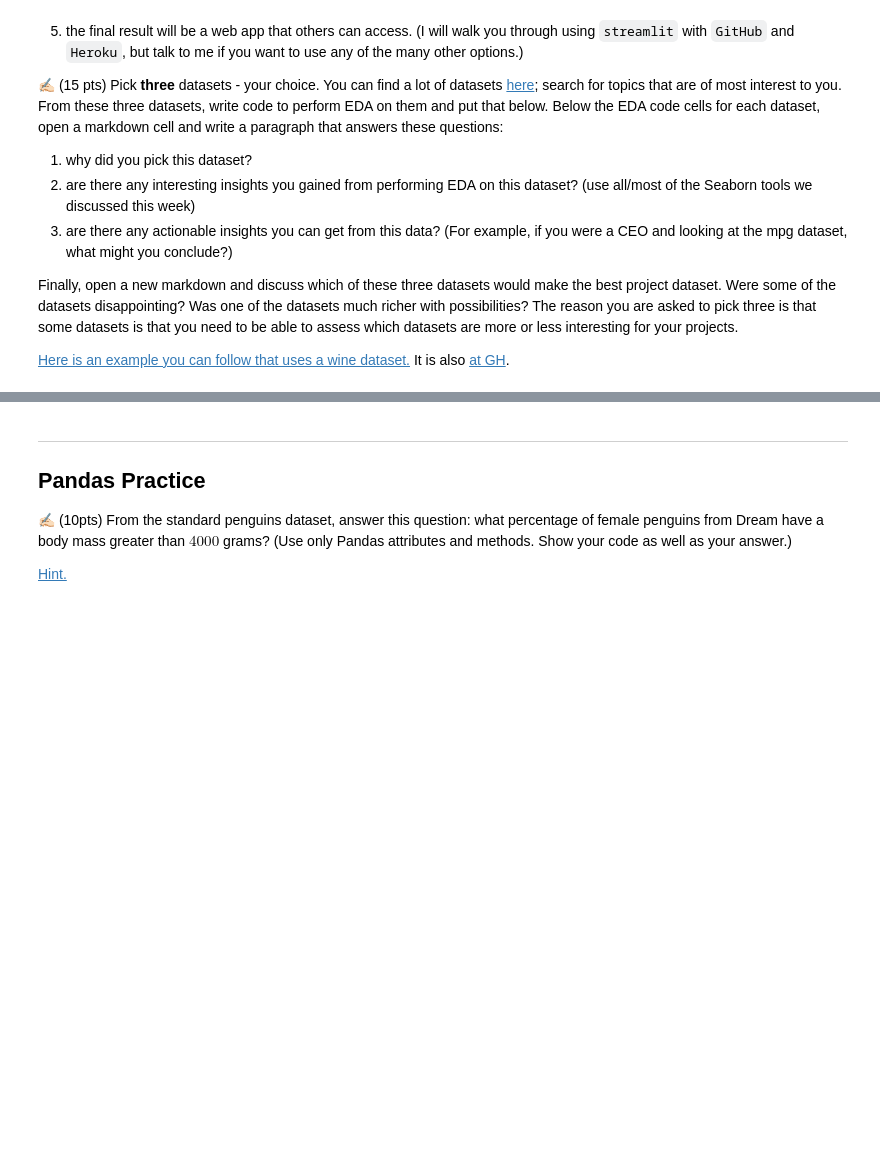
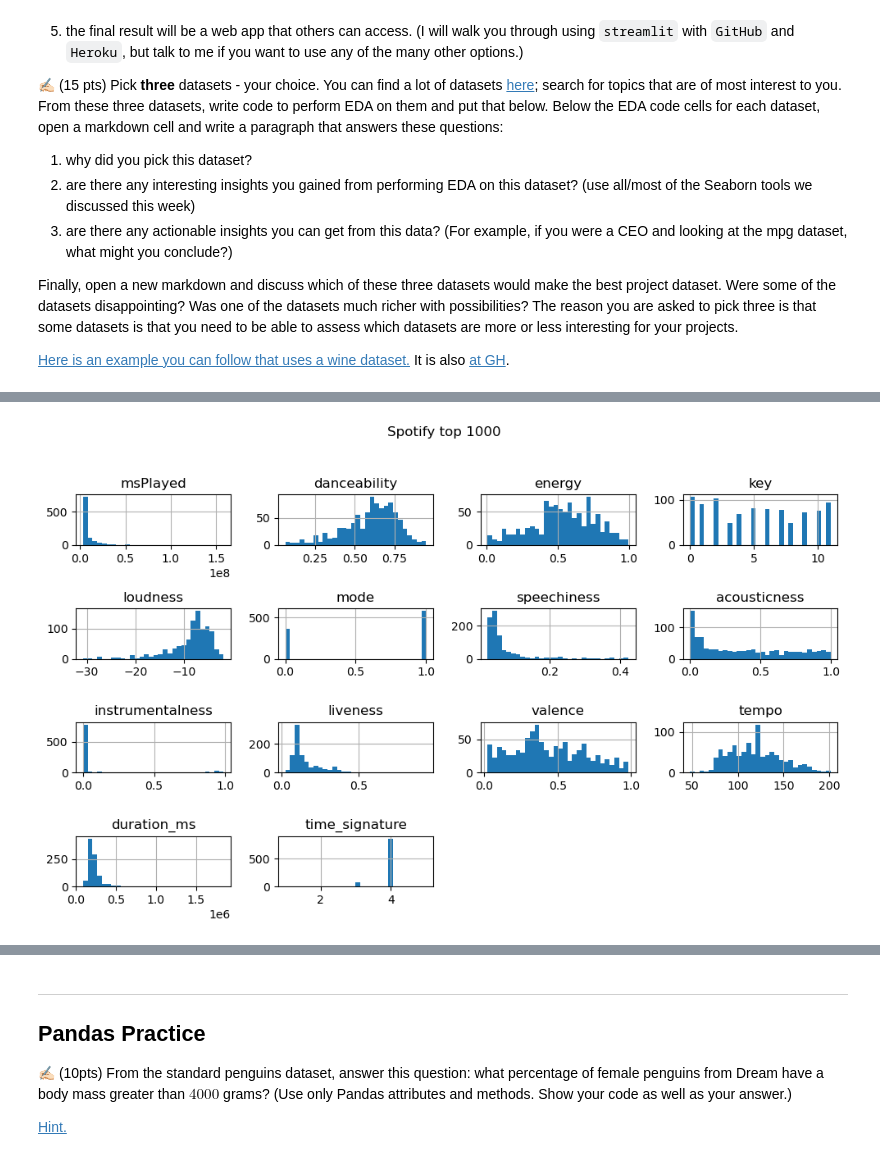
Before and after one commit to phamdinhgiahuy/CMSE830, a Jupyter notebook: HW_3.ipynb, the cells around one changed output, grey strips where cells are left out. Cells and saved outputs as stored; diff of their text form; code cells hidden in the pictures; blank space fills up the shorter version.

```diff
--- a/HW_3.ipynb
+++ b/HW_3.ipynb
@@ -60,0 +152,9 @@ Finally, open a new markdown and discuss which of these three datasets would mak
+# %%
+%matplotlib inline
+import matplotlib.pyplot as plt
+import pandas as pd
+import seaborn as sns
+
+spotify_df = pd.read_csv(r"C:\Users\Admin\OneDrive - Michigan State University\Courses\CMSE 830\HW and Assignment\Dataset\Spotify_Song_Attributes.csv")
+spotify_df = spotify_df.sort_values("msPlayed", ascending=False)
+spotify_df_top1000 = spotify_df[:1000]
@@ -60,0 +185,8 @@ Finally, open a new markdown and discuss which of these three datasets would mak
+# %%
+
+fig = plt.figure(figsize=(10,6)); ax = fig.gca()
+spotify_df_top1000.hist(bins=30, ax=ax)
+plt.suptitle('Spotify top 1000', y=1.03)
+plt.tight_layout()
+# %% [output]
+[figure, added]
```
Also changed, not shown: parts of 56 cells of this notebook, 32 other files.
